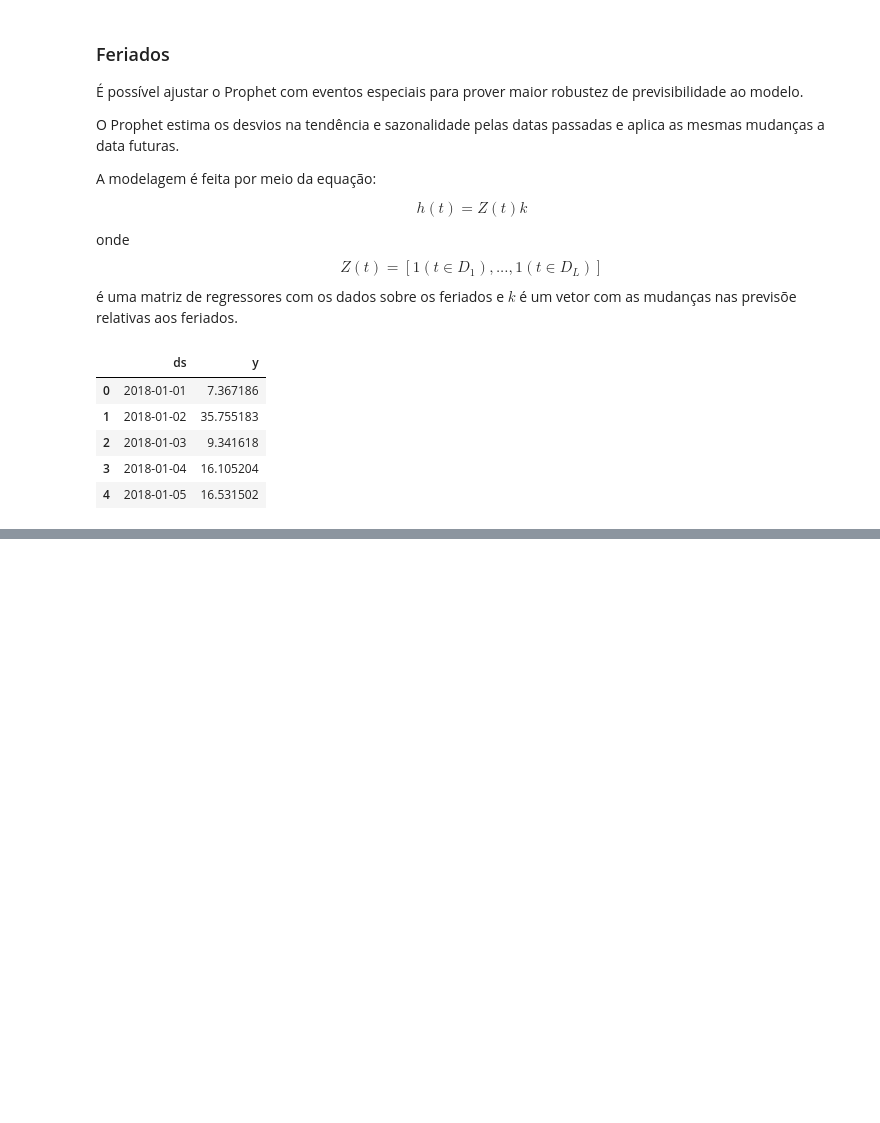
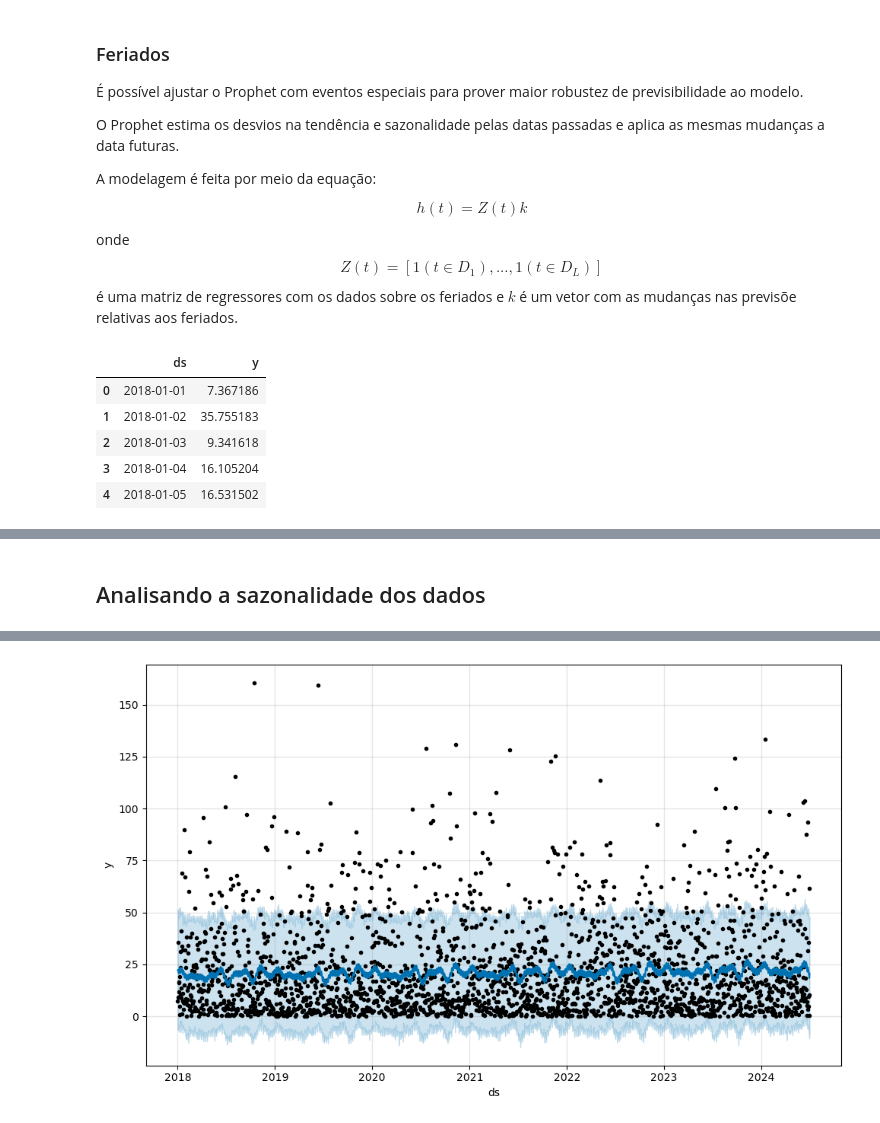
Before and after one commit to rafaelmgsilva/trabalho_final-mesc_ia, a Jupyter notebook: code/predict_turbidity.ipynb, the cells around one changed output, grey strips where cells are left out. Saved outputs shown, nothing was run; the diff lists cells and outputs as text; code cells hidden in the pictures; blank space fills up the shorter version.

```diff
--- a/code/predict_turbidity.ipynb
+++ b/code/predict_turbidity.ipynb
@@ -208,2 +233,13 @@ plt.show()
 [figure]
 [figure]
+# %% [markdown]
+## Analisando a sazonalidade dos dados
+# %%
+# Testando sazonalidade multiplicativa
+
+model_m = Prophet(seasonality_mode='multiplicative') # NÃO ESQUEÇA DE AJUSTA O PARÂMETRO DE AJUSTE DE ORDEM: ", yearly_seasonality=4"
+model_m.fit(df_Turbidity)
+forecast_m = model_m.predict()
+fig_m = model_m.plot(forecast_m)
+plt.show()
+# %% [output]
@@ -209,0 +248 @@ plt.show()
+[figure, added]
```
Also changed, not shown: parts of 25 cells of this notebook.
